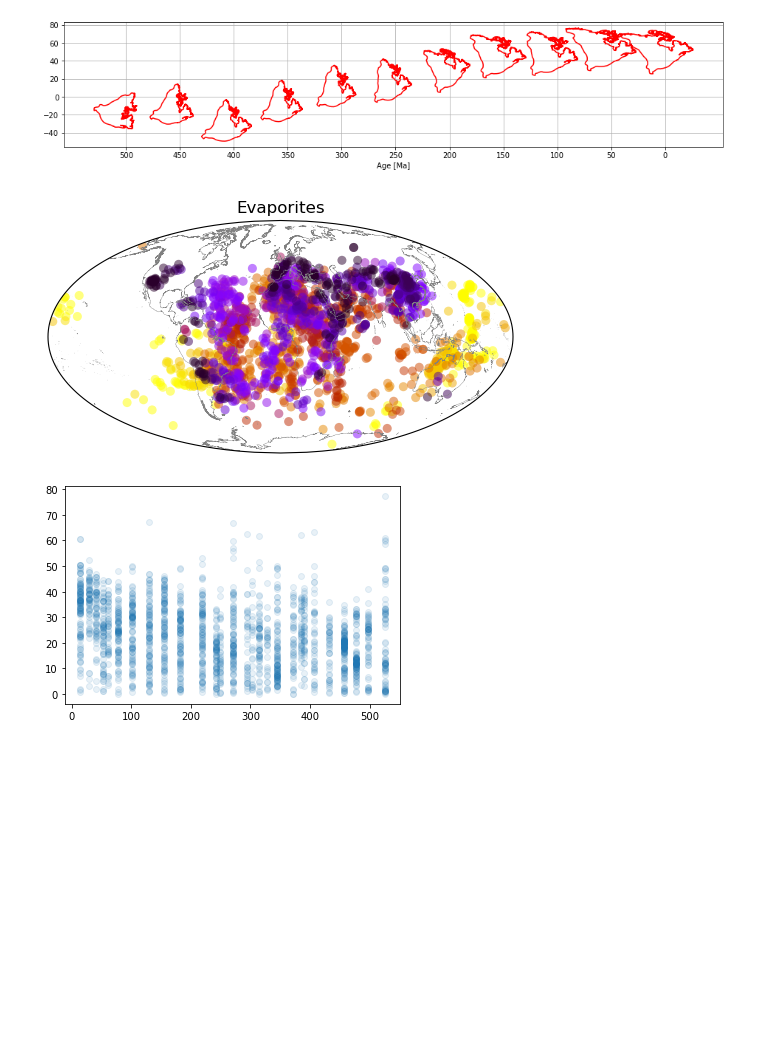
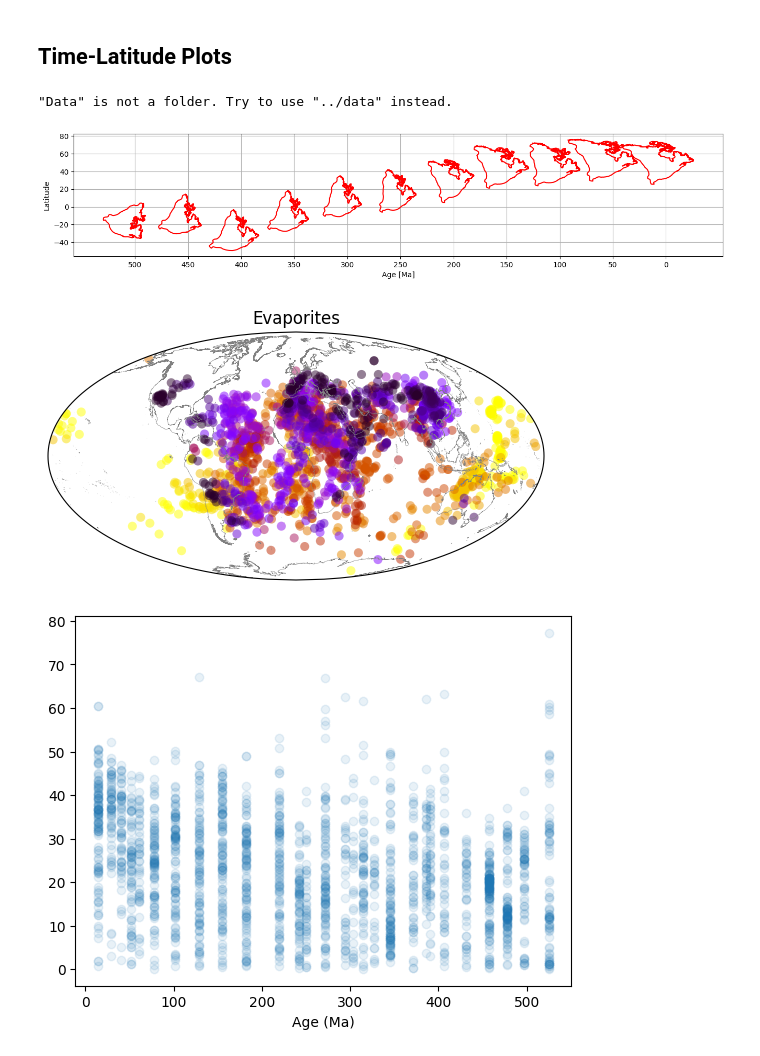
Before and after one commit to GPlates/pygplates-tutorials, a Jupyter notebook: notebooks/time-latitude-plots.ipynb, the cells around one changed output. Saved outputs shown, nothing was run; the diff lists cells and outputs as text; code cells hidden in the pictures; blank space fills up the shorter version.

Commit message:
Added some axis labels for plots

```diff
--- a/notebooks/time-latitude-plots.ipynb
+++ b/notebooks/time-latitude-plots.ipynb
@@ -1,14 +1,24 @@
+# %% [markdown]
+## Time-Latitude Plots
+# %%
+import pygplates
+import matplotlib.pyplot as plt
+import cartopy.crs as ccrs
+import cartopy.feature as cfeature
+import cartopy.io.shapereader as shpreader
+import numpy as np
+%matplotlib inline
+
+import os
+data_root = "Data"
+if not os.path.isdir(data_root):
+    print(f'"{data_root}" is not a folder. Try to use "../data" instead.')
+    data_root = "../data"
+# %% [output]
+"Data" is not a folder. Try to use "../data" instead.
 # %%
-import pygplates
-import numpy as np
-import matplotlib.pyplot as plt
-
-#########
-%matplotlib inline
-
-
-rotation_model = pygplates.RotationModel('Data/PALEOMAP_PlateModel.rot')
-coastlines = pygplates.FeatureCollection('Data/PALEOMAP_coastlines.gpmlz')
+rotation_model = pygplates.RotationModel(f'{data_root}/PALEOMAP_PlateModel.rot')
+coastlines = pygplates.FeatureCollection(f'{data_root}/PALEOMAP_coastlines.gpmlz')
 
 cs = []
 for coastline in coastlines:
@@ -41,20 +51,14 @@ plt.xticks(np.arange(0,len(time_list),1)*offset_factor)
 plt.gca().set_xticklabels(time_list)
 plt.gca().set_aspect('equal')
 plt.xlabel('Age [Ma]')
+plt.ylabel('Latitude')
 plt.grid()
 plt.show()
 # %% [output]
-[figure, old version]
+[figure, new version]
 # %%
-import matplotlib.pyplot as plt
-import cartopy.crs as ccrs
-import cartopy.feature as cfeature
-import cartopy.io.shapereader as shpreader
-import numpy as np
-%matplotlib inline
 
-
-paleolithology_features = pygplates.FeatureCollection('Data/boucot_paleolithology_combined.shp')
+paleolithology_features = pygplates.FeatureCollection(f'{data_root}/boucot_paleolithology_combined.shp')
 
 def get_paleolithology(point_features,CODE,age_min=-1.,age_max=4000):
     pX = []
@@ -65,35 +69,36 @@ def get_paleolithology(point_features,CODE,age_min=-1.,age_max=4000):
         #print point.get_valid_time()
         if lithcode==CODE and point.get_reconstruction_plate_id()!=0 \
         and point.get_valid_time()[0]<=age_max and point.get_valid_time()[1]>=age_min:
             BirthTime = np.mean(point.get_valid_time())
             pAge.append(BirthTime)
             point_rotation = rotation_model.get_rotation(BirthTime, point.get_reconstruction_plate_id(), anchor_plate_id=0)
             reconstructed_point = point_rotation * point.get_geometry()
             pX.append(reconstructed_point.to_lat_lon()[1])
             pY.append(reconstructed_point.to_lat_lon()[0])
 
     return pX,pY,pAge
 
 
 pX,pY,pAge = get_paleolithology(paleolithology_features,'E')
 fig = plt.figure(dpi=100)
 
 ax_map = fig.add_subplot(projection=ccrs.Mollweide(central_longitude=0))
 ax_map.coastlines(resolution='10m', color='grey', linewidth=0.25)
 
 
 I1 = ax_map.scatter(pX,pY, marker='o', c=np.asarray(pAge), s=40+(5000/len(pX)), transform=ccrs.PlateCarree(),
                     edgecolor='none', alpha=0.5,
               vmin=0, vmax=500, cmap=plt.cm.gnuplot)
 ax_map.set_global()
 plt.title('Evaporites')
 
 plt.figure()
 plt.plot(pAge,np.abs(pY),'o',alpha=0.1)
+plt.xlabel('Age (Ma)')
 plt.show()
 # %% [output]
-[figure, old version]
+[figure, new version]
-[figure, old version]
+[figure, new version]
 # %%
 min_time = 0
 max_time = 500
```
Also changed, not shown: parts of 1 cell of this notebook.
